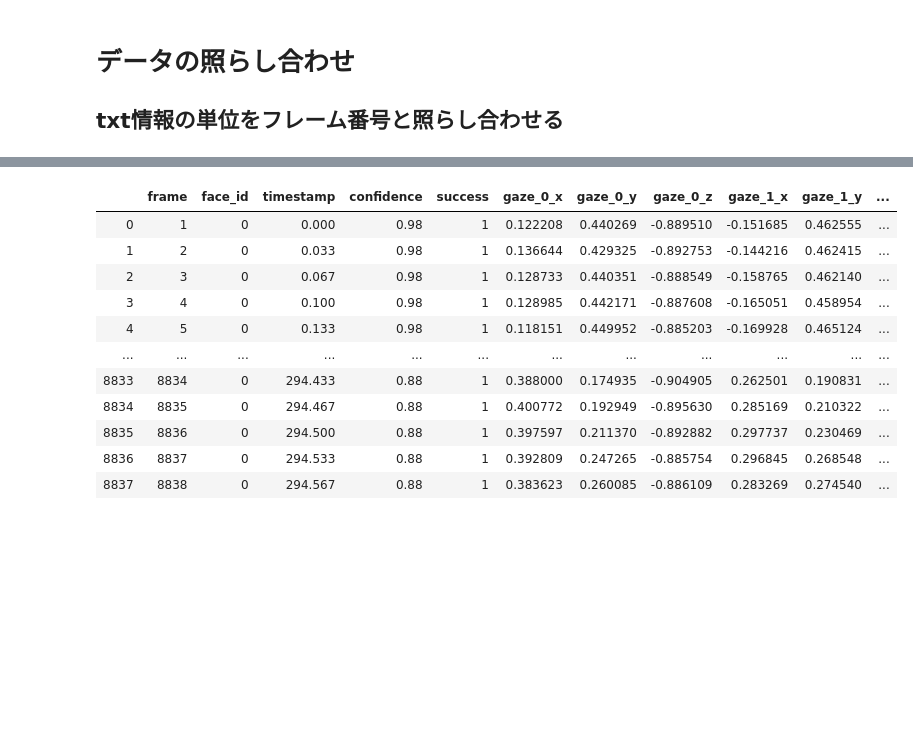
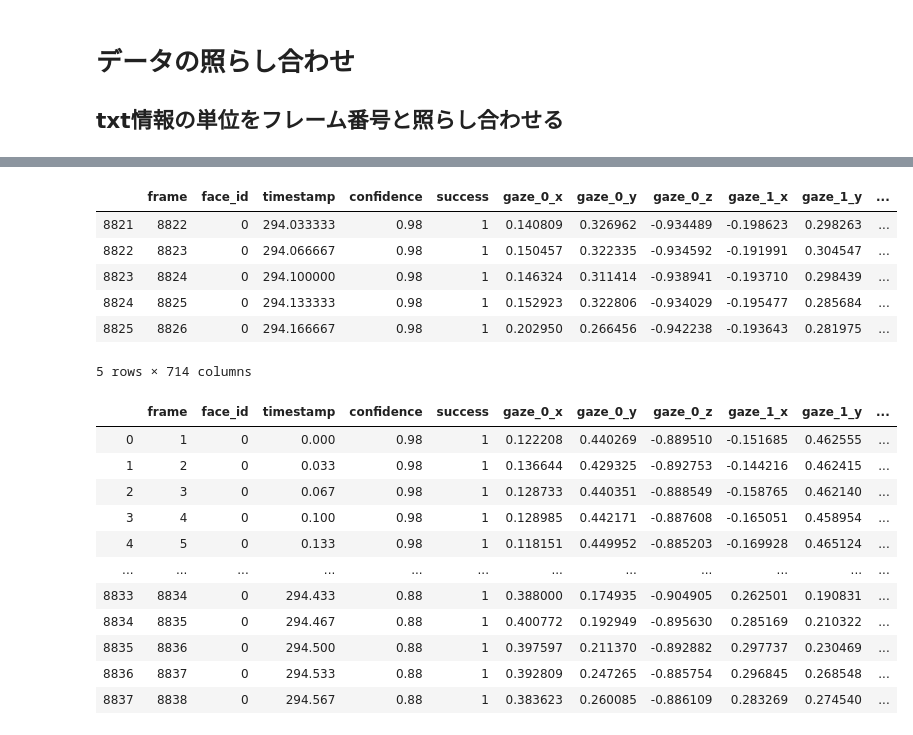
Before and after one commit to qqpann/LipNet-JP, a Jupyter notebook: notebook/make_traindata.ipynb, the cells around one changed output, grey strips where cells are left out. Cells and saved outputs as stored; diff of their text form; code cells hidden in the pictures; blank space fills up the shorter version.

```diff
--- a/notebook/make_traindata.ipynb
+++ b/notebook/make_traindata.ipynb
@@ -54,3 +85,13 @@ pd.read_csv(str(aligned_lm_path))
+# %%
+aligned_lm_df[(aligned_lm_df[' timestamp'] > start0) & (aligned_lm_df[' timestamp'] < end0)]
+# %% [output]
+|  | frame | face_id | timestamp | confidence | success | gaze_0_x | gaze_0_y | gaze_0_z | gaze_1_x | gaze_1_y | ... |
+| 8821 | 8822 | 0 | 294.033333 | 0.98 | 1 | 0.140809 | 0.326962 | -0.934489 | -0.198623 | 0.298263 | ... |
+| 8822 | 8823 | 0 | 294.066667 | 0.98 | 1 | 0.150457 | 0.322335 | -0.934592 | -0.191991 | 0.304547 | ... |
+| 8823 | 8824 | 0 | 294.100000 | 0.98 | 1 | 0.146324 | 0.311414 | -0.938941 | -0.193710 | 0.298439 | ... |
+| 8824 | 8825 | 0 | 294.133333 | 0.98 | 1 | 0.152923 | 0.322806 | -0.934029 | -0.195477 | 0.285684 | ... |
+| 8825 | 8826 | 0 | 294.166667 | 0.98 | 1 | 0.202950 | 0.266456 | -0.942238 | -0.193643 | 0.281975 | ... |
+5 rows × 714 columns
 # %%
 pd.read_csv(str(lm_path))
 # %% [output]
```
Also changed, not shown: parts of 9 cells of this notebook, 3 other files.
